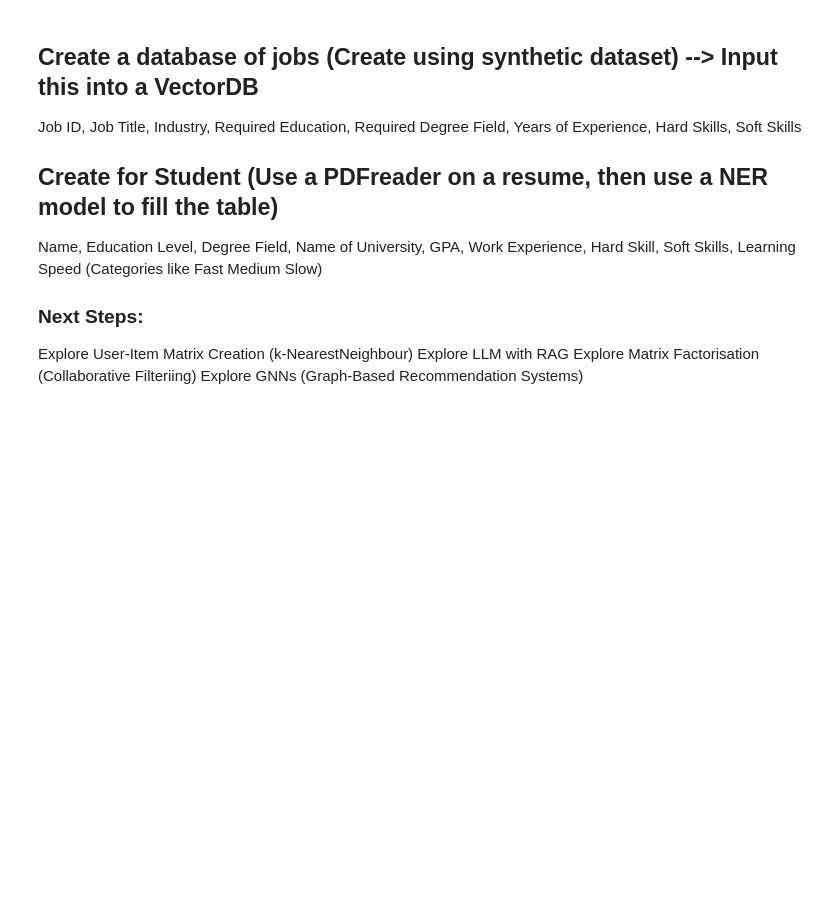
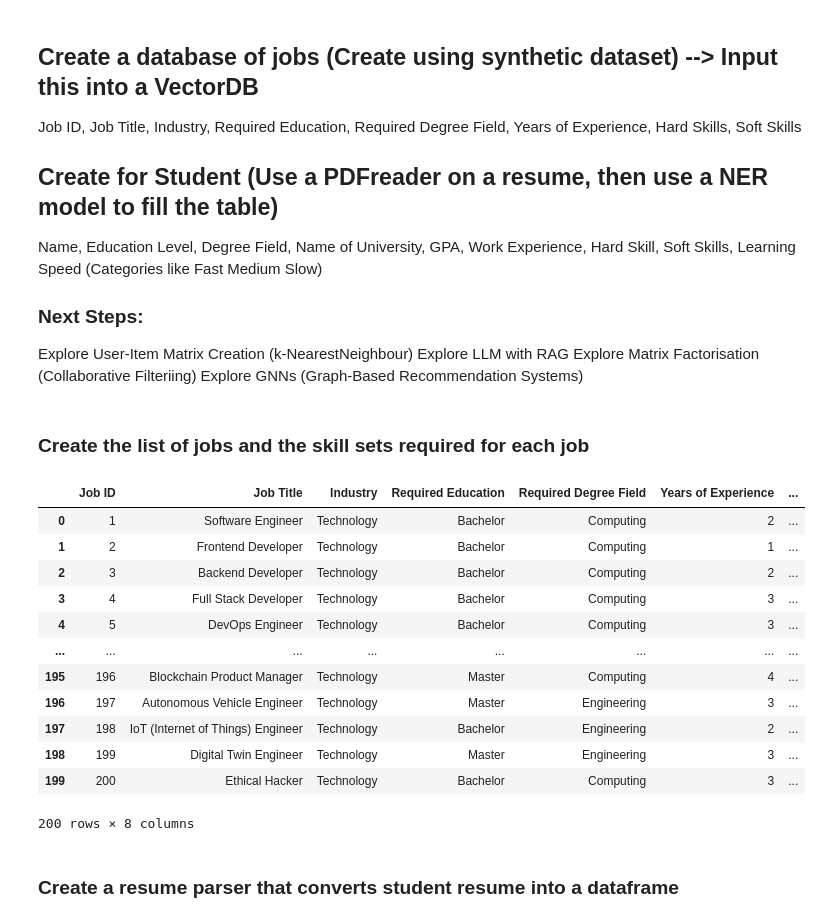
Before and after one commit to jeremiah-tay/Career-Path-Recommendation, a Jupyter notebook: recommender_system_working_notebook.ipynb, the cells around one changed output. Drawn from its saved outputs; the diff is of its cells as text; code cells hidden in the pictures; blank space fills up the shorter version.

Commit message:
created a dataset for jobs with the required skill sets and extracted text from pdf resumes

```diff
--- a/recommender_system_working_notebook.ipynb
+++ b/recommender_system_working_notebook.ipynb
@@ -120,0 +28,2 @@ print(response.choices[0].message.content)
+# %% [markdown]
+### Create the list of jobs and the skill sets required for each job
@@ -120,0 +2095,19 @@ print(response.choices[0].message.content)
+# %%
+df = pd.read_csv('job_data.csv')
+df
+# %% [output]
+|  | Job ID | Job Title | Industry | Required Education | Required Degree Field | Years of Experience | ... |
+| 0 | 1 | Software Engineer | Technology | Bachelor | Computing | 2 | ... |
+| 1 | 2 | Frontend Developer | Technology | Bachelor | Computing | 1 | ... |
+| 2 | 3 | Backend Developer | Technology | Bachelor | Computing | 2 | ... |
+| 3 | 4 | Full Stack Developer | Technology | Bachelor | Computing | 3 | ... |
+| 4 | 5 | DevOps Engineer | Technology | Bachelor | Computing | 3 | ... |
+| ... | ... | ... | ... | ... | ... | ... | ... |
+| 195 | 196 | Blockchain Product Manager | Technology | Master | Computing | 4 | ... |
+| 196 | 197 | Autonomous Vehicle Engineer | Technology | Master | Engineering | 3 | ... |
+| 197 | 198 | IoT (Internet of Things) Engineer | Technology | Bachelor | Engineering | 2 | ... |
+| 198 | 199 | Digital Twin Engineer | Technology | Master | Engineering | 3 | ... |
+| 199 | 200 | Ethical Hacker | Technology | Bachelor | Computing | 3 | ... |
+200 rows × 8 columns
+# %% [markdown]
+### Create a resume parser that converts student resume into a dataframe
```
Also changed, not shown: parts of 6 cells of this notebook, 2 other files.
